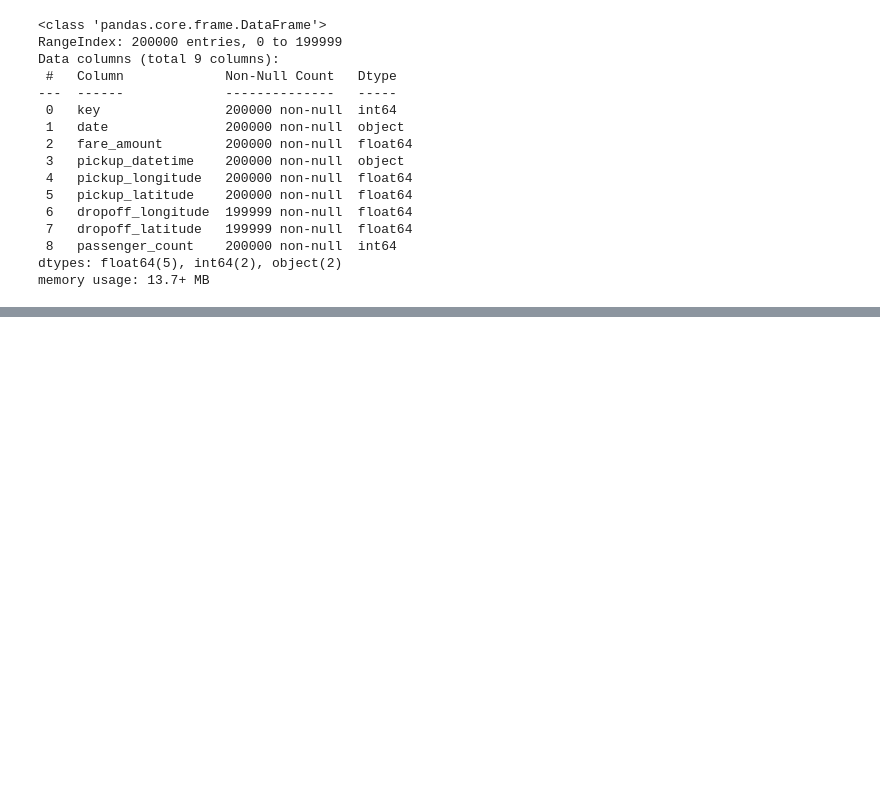
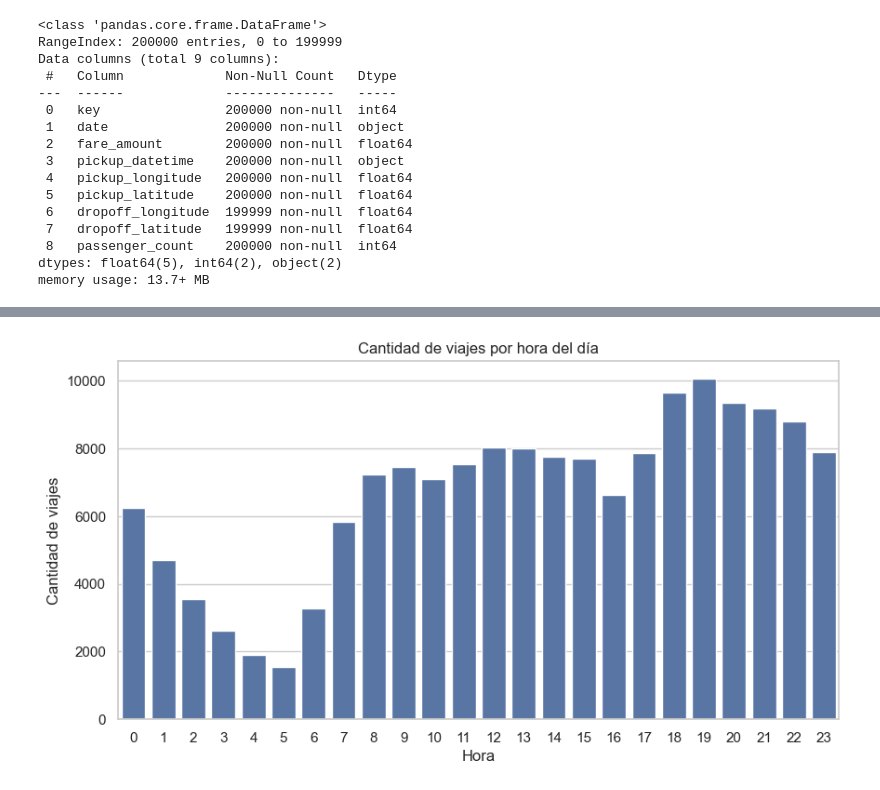
Before and after one commit to FefeTroanes/AA1-TUIA-2025C2-Molina-Romano-Troanes, a Jupyter notebook: TP-Regresion-AA1-2025C1.ipynb, the cells around one changed output, grey strips where cells are left out. Cells and saved outputs as stored; diff of their text form; code cells hidden in the pictures; blank space fills up the shorter version.

```diff
--- a/TP-Regresion-AA1-2025C1.ipynb
+++ b/TP-Regresion-AA1-2025C1.ipynb
@@ -90,0 +171,4 @@ X_train.describe()
+# %%
+X_train['day_week_num'] = pd.to_datetime(X_train['date'], utc=True) # convierte a datetime
+X_train['day_week_num'] = X_train['day_week_num'].dt.dayofweek # funcón para sacar el día de la semana (numérico)
+X_train['day_week_num']
@@ -90,0 +290,11 @@ X_train.describe()
+# %%
+# Serie temporal: cantidad de viajes por hora del día
+
+plt.figure(figsize=(10,5))
+sns.countplot(data=X_train, x="hora")
+plt.title("Cantidad de viajes por hora del día")
+plt.xlabel("Hora")
+plt.ylabel("Cantidad de viajes")
+plt.show()
+# %% [output]
+[figure, added]
```
Also changed, not shown: parts of 32 cells of this notebook.
